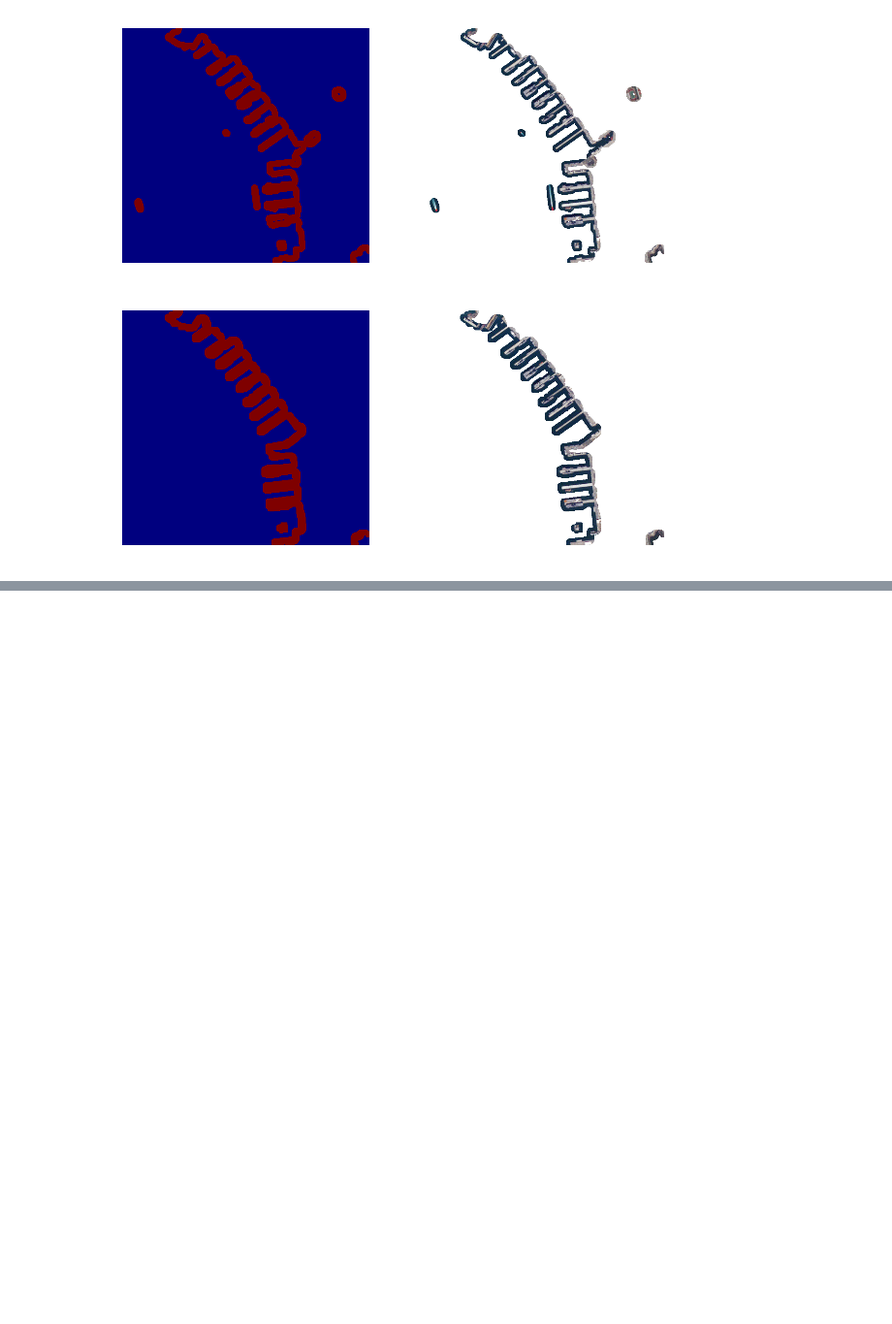
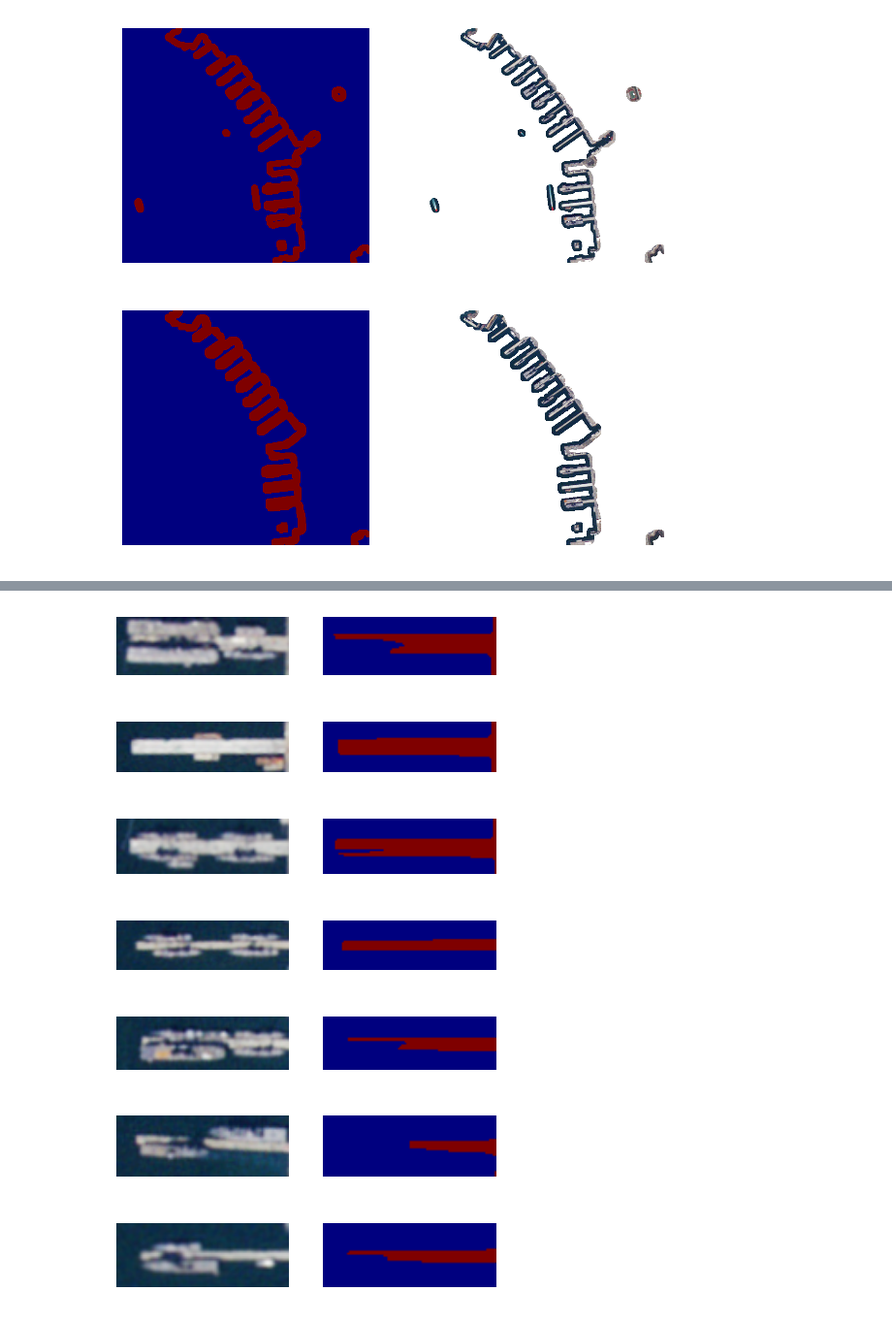
Before and after one commit to chelm/jupyter-demos, a Jupyter notebook: PlanetLabs_SanDiego.ipynb, the cells around one changed output, grey strips where cells are left out. Shown at 97% size. Drawn from its saved outputs; the diff is of its cells as text; code cells hidden in the pictures; blank space fills up the shorter version.

```diff
--- a/PlanetLabs_SanDiego.ipynb
+++ b/PlanetLabs_SanDiego.ipynb
@@ -233,5 +157,0 @@ render_array(orig_img2, orig_img, width=7, height=7)
-# %%
-for image_arr in clipped:
-    avg = np.average(np.copy(image_arr[:,:,0:2]), axis=2)
-    mask = water_mask(ndimage.gaussian_filter(avg, 2))
-    render_array(image_arr, mask, width=7, height=7)
@@ -294,9 +213,7 @@ union_mask = cv2.dilate(union_mask, kernel=np.ones([3, 3]), iterations=3)
 binary_mask = union_mask.copy()
 binary_mask[(union_mask > 0)] = 1
 
-#union_mask = cv2.dilate(union_mask, kernel=np.ones([3, 3]), iterations=3)
-
-img = np.copy(clipped[3])
+img = clipped[3].copy()
 img[:,:,3] = union_mask
 
 render_array(img, union_mask, cmap=plt.cm.gray, width=10, height=10)
@@ -306,7 +223,7 @@ render_array(img, union_mask, cmap=plt.cm.gray, width=10, height=10)
 
 from skimage import measure
 from skimage.measure import regionprops
-from skimage.morphology import skeletonize, convex_hull_image, medial_axis
+from skimage.morphology import skeletonize, convex_hull_image, medial_axis, opening
 from scipy import ndimage
 
 def seg_buffer(im, dist=15):
@@ -373,7 +290,7 @@ def crop_region(region, img):
     return crop.astype(np.uint8)
 
 
-image_regions = [[crop_region(region, img.copy()) for region in regions] for img in clipped]
-render_array(image_regions[0][4])
+image_regions = [[crop_region(region, img.copy()) for region in regions[1:-2]] for img in clipped]
+#render_array(image_regions[3][2], image_regions[4][2])
 # %% [output]
 [figure]
@@ -405,0 +297,65 @@ render_array(image_regions[3][4], union_mask)
+# %%
+
+def threshold_mask(img):
+    gray = cv2.cvtColor(img, cv2.COLOR_RGB2GRAY)
+    darker = cv2.equalizeHist(gray)
+    ret,thresh = cv2.threshold(darker,0,255,cv2.THRESH_BINARY+cv2.THRESH_OTSU)
+    newimg = cv2.bitwise_not(thresh)
+    return ~newimg
+
+def threshold_mask2(img, threshold=150):
+    gray = cv2.cvtColor(img, cv2.COLOR_RGB2GRAY)
+    mask = np.ones(gray.shape).astype(np.uint8)
+    mask[gray < threshold] = 0
+    return mask
+
+def scanline_mask(imask):
+    mask = np.ndarray(imask.shape)
+
+    for l in xrange(imask.shape[0]):
+        line = imask[l,:]
+        labels = measure.label(line)
+        land = labels[-1]
+        if land == 1:
+            mask[l,:] = labels
+        else:
+            labels[ labels != land ] = 0
+            labels[ labels > 0 ] = 1
+            mask[l,:] = labels
+
+    return (mask >= 1).astype(np.uint8)
+
+
+def saturation_mask(img, threshold=170):
+    gray = cv2.cvtColor(img, cv2.COLOR_RGB2HSV)
+    normalize = lambda x: (255 / (x.max() - x.min())) * (x - x.min())
+    smooth = lambda x: ndimage.convolve(x, np.ones([3,3])/9)
+
+    normS = ndimage.convolve(~normalize(smooth(gray[:,:,1])), np.ones([3,3])/9)
+    mask = normS > threshold
+    return mask
+
+
+
+region_masks_all = []
+region_masks = []
+for r in xrange(len(image_regions[0])):
+    _masks = []
+    for i in xrange(len(image_regions)):
+        img = image_regions[i][r].copy()
+        #mask = threshold_mask( img )
+        mask = hsv_mask( img )
+        _masks.append( mask )
+
+    region_masks_all.append(_masks)
+    r_mask = scanline_mask( reduce( lambda s,e: s & e, _masks ) )
+    render_array(r_mask, image_regions[0][r])
+    region_masks.append(r_mask)
+# %% [output]
+[figure, added]
+[figure, added]
+[figure, added]
+[figure, added]
+[figure, added]
+[figure, added]
+[figure, added]
```
Also changed, not shown: parts of 13 cells of this notebook.
